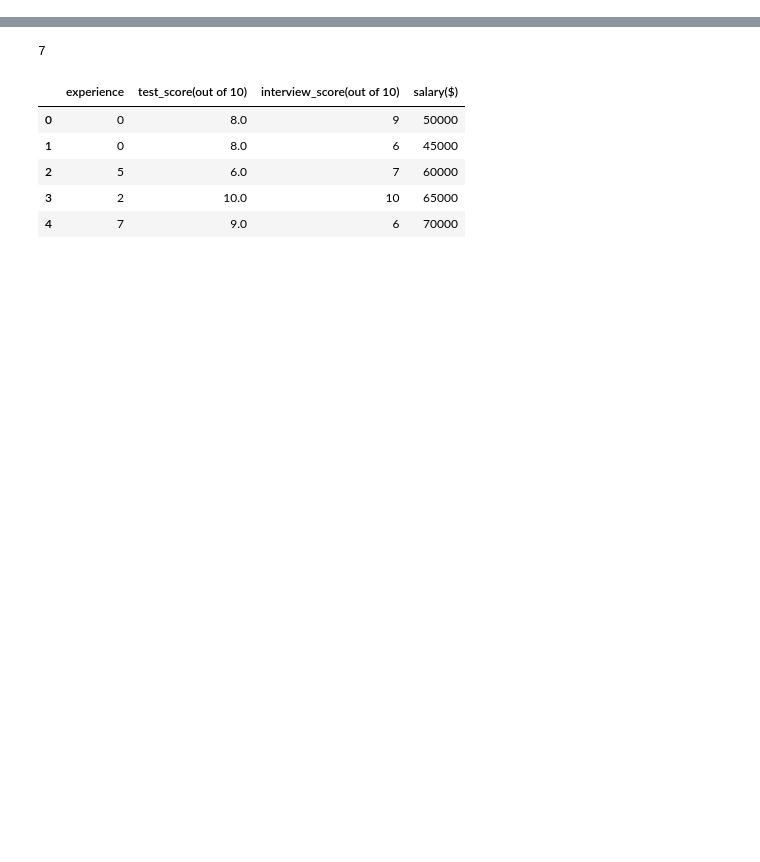
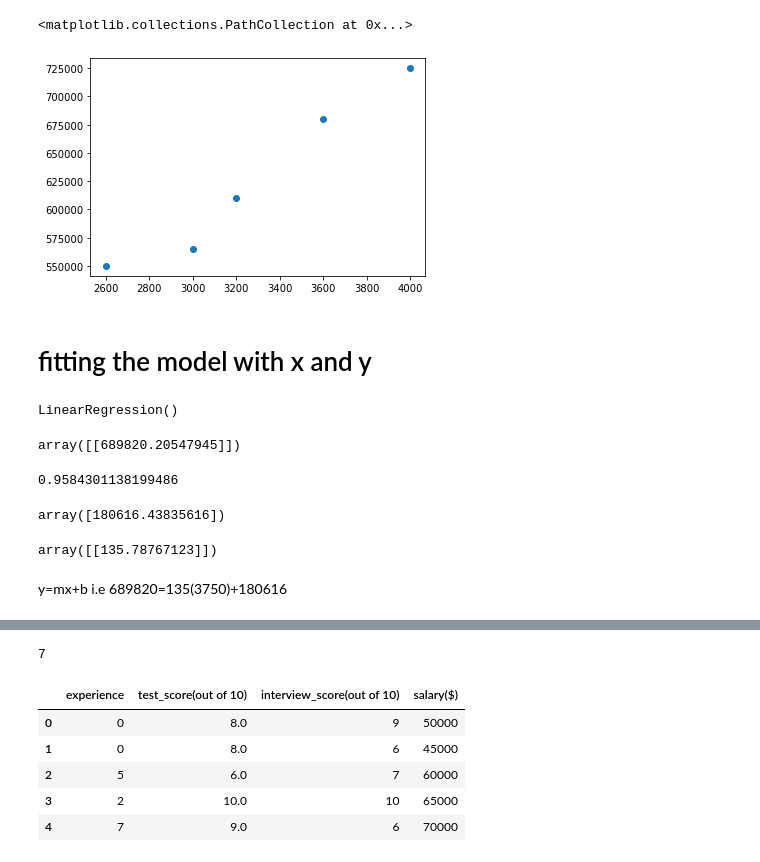
Before and after one commit to bharathpawar/MACHINE-LEARNING-MODELS-, a Jupyter notebook: MULTIPLE LINEAR REGRESSION.ipynb, the cells around one changed output, grey strips where cells are left out. Drawn from its saved outputs; the diff is of its cells as text; code cells hidden in the pictures; blank space fills up the shorter version.

```diff
--- a/MULTIPLE LINEAR REGRESSION.ipynb
+++ b/MULTIPLE LINEAR REGRESSION.ipynb
@@ -67,0 +9,2 @@ Note: you may need to restart the kernel to use updated packages.
+# %%
+df=pd.read_csv(r"/users/pawarbharath/downloads/lin/homeprices.csv")
@@ -67,0 +20,7 @@ Note: you may need to restart the kernel to use updated packages.
+# %%
+plt.scatter(df.area,df.price) # as area increases the price increases we can have a look in the below scatter
+# %% [output]
+<matplotlib.collections.PathCollection at 0x...>
+[figure, added]
+# %% [markdown]
+# fitting the model with x and y
@@ -67,0 +32,22 @@ Note: you may need to restart the kernel to use updated packages.
+# %%
+lrm1.fit(x,y)
+# %% [output]
+LinearRegression()
+# %%
+lrm1.predict([[3750]])
+# %% [output]
+array([[689820.20547945]])
+# %%
+lrm1.score(x,y)
+# %% [output]
+0.9584301138199486
+# %%
+lrm1.intercept_ #intercept i.e b
+# %% [output]
+array([180616.43835616])
+# %%
+lrm1.coef_ #slope i.e m
+# %% [output]
+array([[135.78767123]])
+# %% [markdown]
+y=mx+b i.e 689820=135(3750)+180616
```
Also changed, not shown: parts of 70 cells of this notebook, 1 other file.
